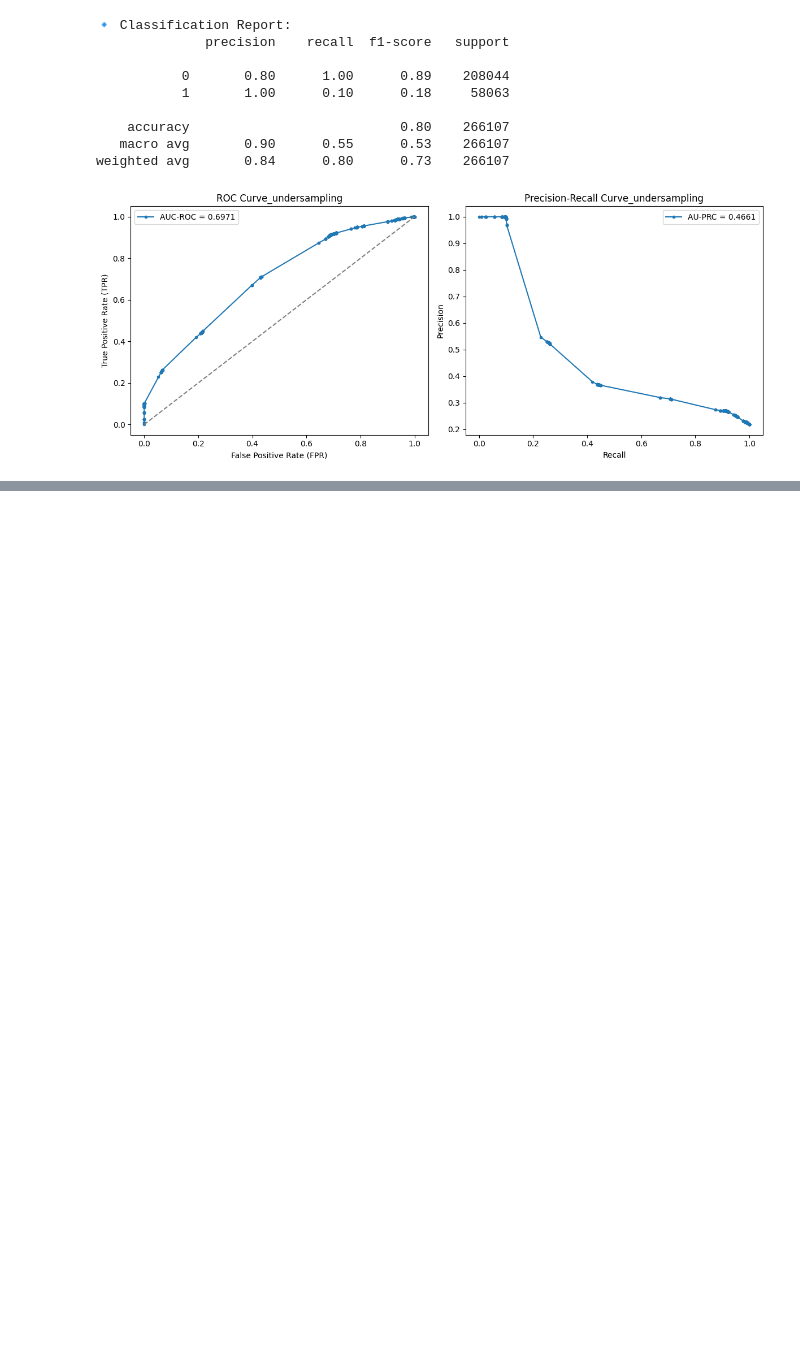
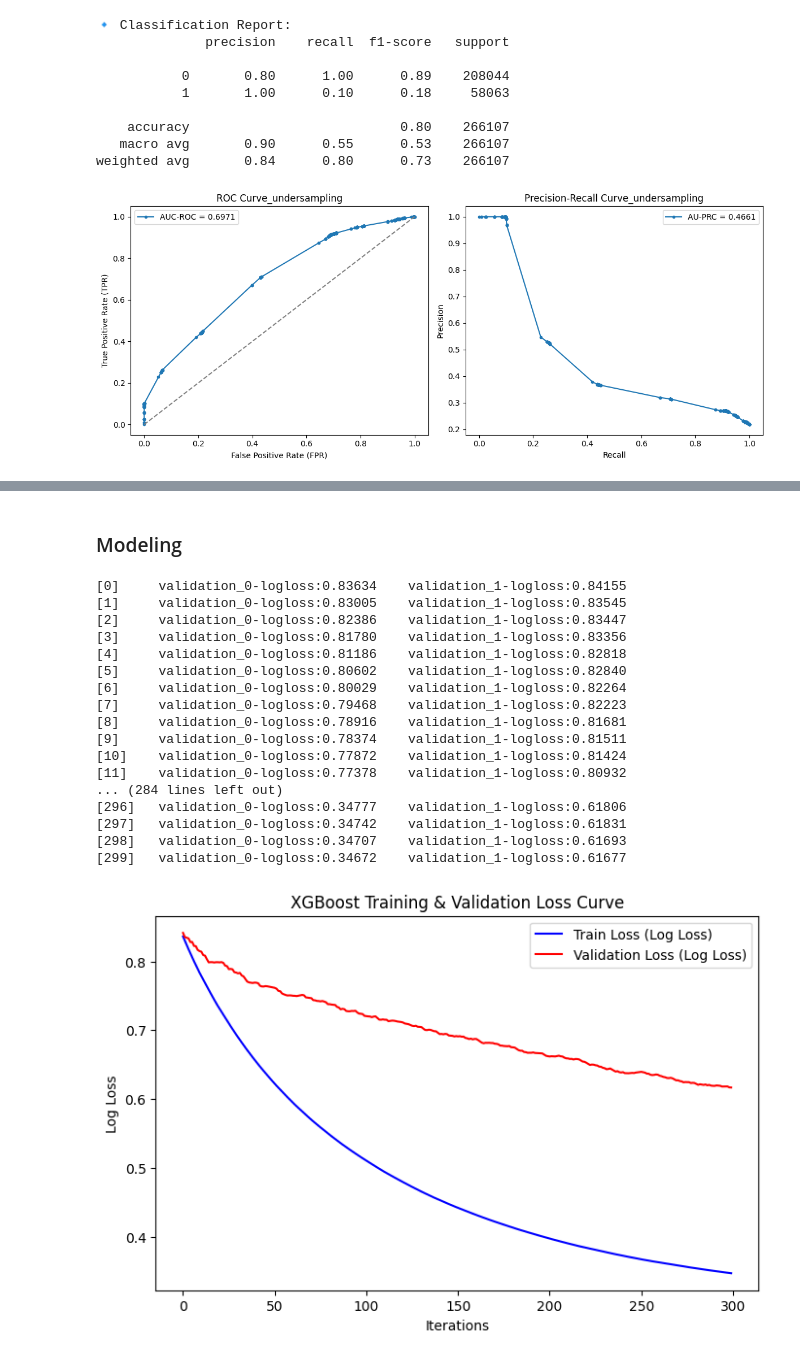
Before and after one commit to Seungminin/Data_Analysis_lending-club, a Jupyter notebook: Data_augmentation_SMOTENC.ipynb, the cells around one changed output, grey strips where cells are left out. Cells and saved outputs as stored; diff of their text form; code cells hidden in the pictures; blank space fills up the shorter version.

Commit message:
Solve mode collapse and training modeling

```diff
--- a/Data_augmentation_SMOTENC.ipynb
+++ b/Data_augmentation_SMOTENC.ipynb
@@ -906,0 +1048,8 @@ plot_evaluation_curves(fpr, tpr, auc_roc, recall, precision, auc_prc)
+# %%
+# data under 6:2:2 train,val,test set
+
+X_train, X_val, y_train, y_val = train_test_split(data_x, data_y, test_size=0.2, random_state=42, stratify=data_y)
+
+print(f"Train size: {X_train.shape[0]} samples ({X_train.shape[0]/len(train_total):.1%})")
+print(f"Validation size: {X_val.shape[0]} samples ({X_val.shape[0]/len(train_total):.1%})")
+print(f"Test size: {X_test.shape[0]} samples ({X_test.shape[0]/len(train_total):.1%})")
@@ -906,0 +1062,10 @@ plot_evaluation_curves(fpr, tpr, auc_roc, recall, precision, auc_prc)
+# %%
+scaler = MinMaxScaler()
+X_train_scaled = scaler.fit_transform(X_train)
+
+X_train_scaled = pd.DataFrame(X_train_scaled, columns=X_train.columns, index=X_train.index)
+
+print("Scaled data_x sample:\n", X_train_scaled.head())
+
+# MinMaxScaler 저장 (나중에 다시 사용할 경우)
+scaler_fitted = scaler
@@ -906,0 +1090,2 @@ plot_evaluation_curves(fpr, tpr, auc_roc, recall, precision, auc_prc)
+# %% [markdown]
+### Modeling
@@ -906,0 +1113,59 @@ plot_evaluation_curves(fpr, tpr, auc_roc, recall, precision, auc_prc)
+# %%
+model.fit(
+    X_train_scaled, y_train,
+    eval_set=[(X_train_scaled, y_train), (X_val, y_val)],  # Train & Validation Loss 저장
+    verbose=True
+)
+
+# 3️⃣ 학습 과정에서 저장된 Train & Validation Loss 가져오기
+evals_result = model.evals_result()  # 🔹 변경된 코드 (학습 후 결과 확인)
+train_loss = evals_result['validation_0']['logloss']  # Training Loss
+val_loss = evals_result['validation_1']['logloss']    # Validation Loss
+
+# 4️⃣ Train & Validation Loss 시각화
+plt.figure(figsize=(8, 5))
+plt.plot(train_loss, label='Train Loss (Log Loss)', color='blue')
+plt.plot(val_loss, label='Validation Loss (Log Loss)', color='red')
+plt.xlabel('Iterations')
+plt.ylabel('Log Loss')
+plt.title('XGBoost Training & Validation Loss Curve')
+plt.legend()
+plt.show()
+
+# 5️⃣ 예측 및 평가
+y_pred = model.predict(X_test)
+y_prob = model.predict_proba(X_test)[:, 1]  # ROC Curve & PRC에 필요
+
+'''threshold = 0.3
+y_pred_adjusted = (y_prob>threshold).astype(int)'''
+
+# 🔹 Classification Report 출력
+print("🔹 Classification Report:")
+print(classification_report(y_test, y_pred))
+
+# 6️⃣ ROC Curve & AUC-ROC 계산
+fpr, tpr, _ = roc_curve(y_test, y_prob)
+auc_roc = auc(fpr, tpr)
+
+# 7️⃣ Precision-Recall Curve & AU-PRC 계산
+precision, recall, _ = precision_recall_curve(y_test, y_prob)
+auc_prc = auc(recall, precision)
+# %% [output]
+[0]     validation_0-logloss:0.83634    validation_1-logloss:0.84155
+[1]     validation_0-logloss:0.83005    validation_1-logloss:0.83545
+[2]     validation_0-logloss:0.82386    validation_1-logloss:0.83447
+[3]     validation_0-logloss:0.81780    validation_1-logloss:0.83356
+[4]     validation_0-logloss:0.81186    validation_1-logloss:0.82818
+[5]     validation_0-logloss:0.80602    validation_1-logloss:0.82840
+[6]     validation_0-logloss:0.80029    validation_1-logloss:0.82264
+[7]     validation_0-logloss:0.79468    validation_1-logloss:0.82223
+[8]     validation_0-logloss:0.78916    validation_1-logloss:0.81681
+[9]     validation_0-logloss:0.78374    validation_1-logloss:0.81511
+[10]    validation_0-logloss:0.77872    validation_1-logloss:0.81424
+[11]    validation_0-logloss:0.77378    validation_1-logloss:0.80932
+... (284 lines left out)
+[296]   validation_0-logloss:0.34777    validation_1-logloss:0.61806
+[297]   validation_0-logloss:0.34742    validation_1-logloss:0.61831
+[298]   validation_0-logloss:0.34707    validation_1-logloss:0.61693
+[299]   validation_0-logloss:0.34672    validation_1-logloss:0.61677
+[figure, added]
```
Also changed, not shown: parts of 18 cells of this notebook, 12 other files.
